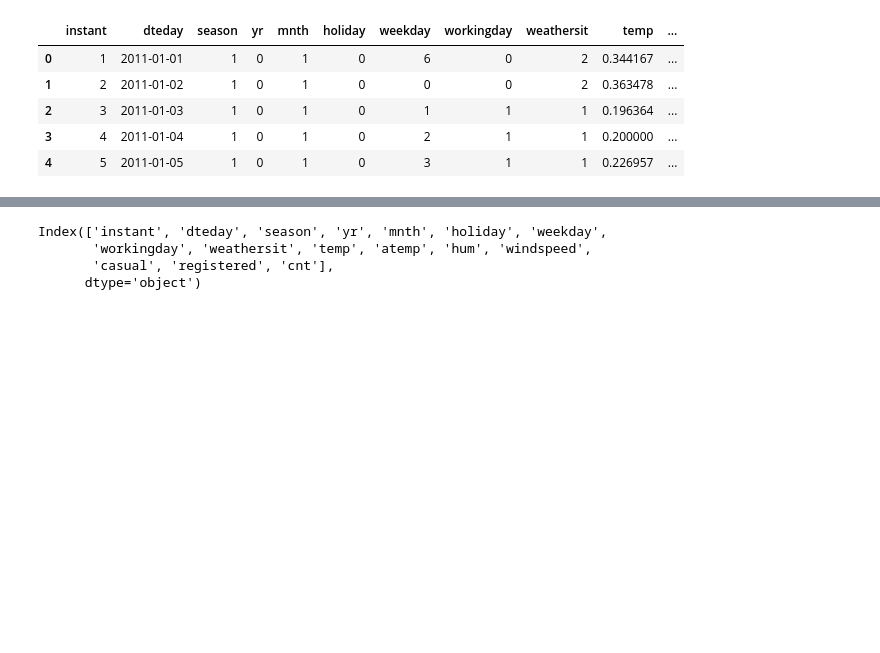
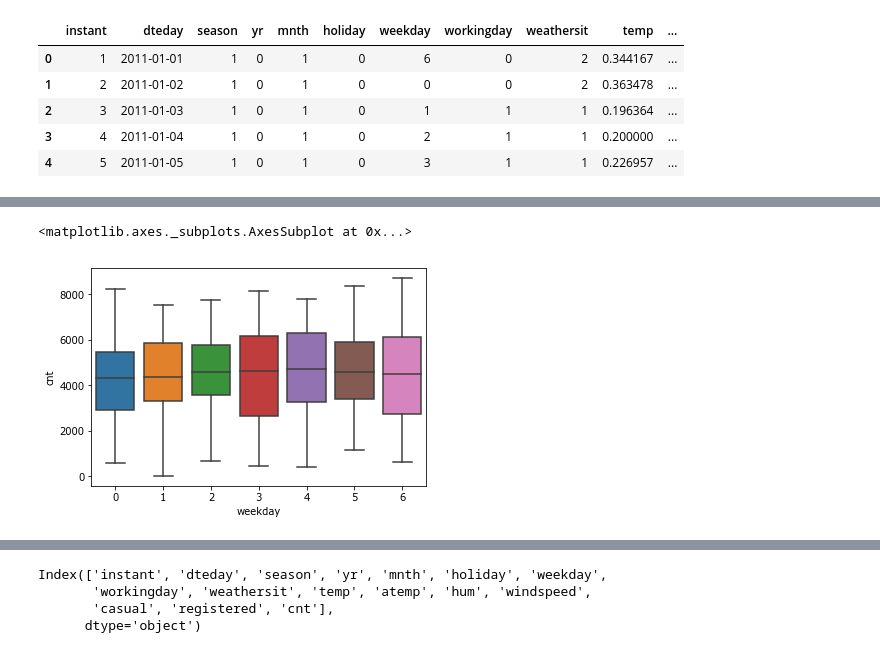
Before and after one commit to bharat284/MyLearningData, a Jupyter notebook: Bike Rental/bike_rental.ipynb, the cells around one changed output, grey strips where cells are left out. Saved outputs shown, nothing was run; the diff lists cells and outputs as text; code cells hidden in the pictures; blank space fills up the shorter version.

```diff
--- a/Bike Rental/bike_rental.ipynb
+++ b/Bike Rental/bike_rental.ipynb
@@ -23,0 +63,5 @@ bike.head()
+# %%
+sns.boxplot(x="weekday",y="cnt",data = bike)
+# %% [output]
+<matplotlib.axes._subplots.AxesSubplot at 0x...>
+[figure, added]
```
Also changed, not shown: parts of 43 cells of this notebook, 1 other file.
